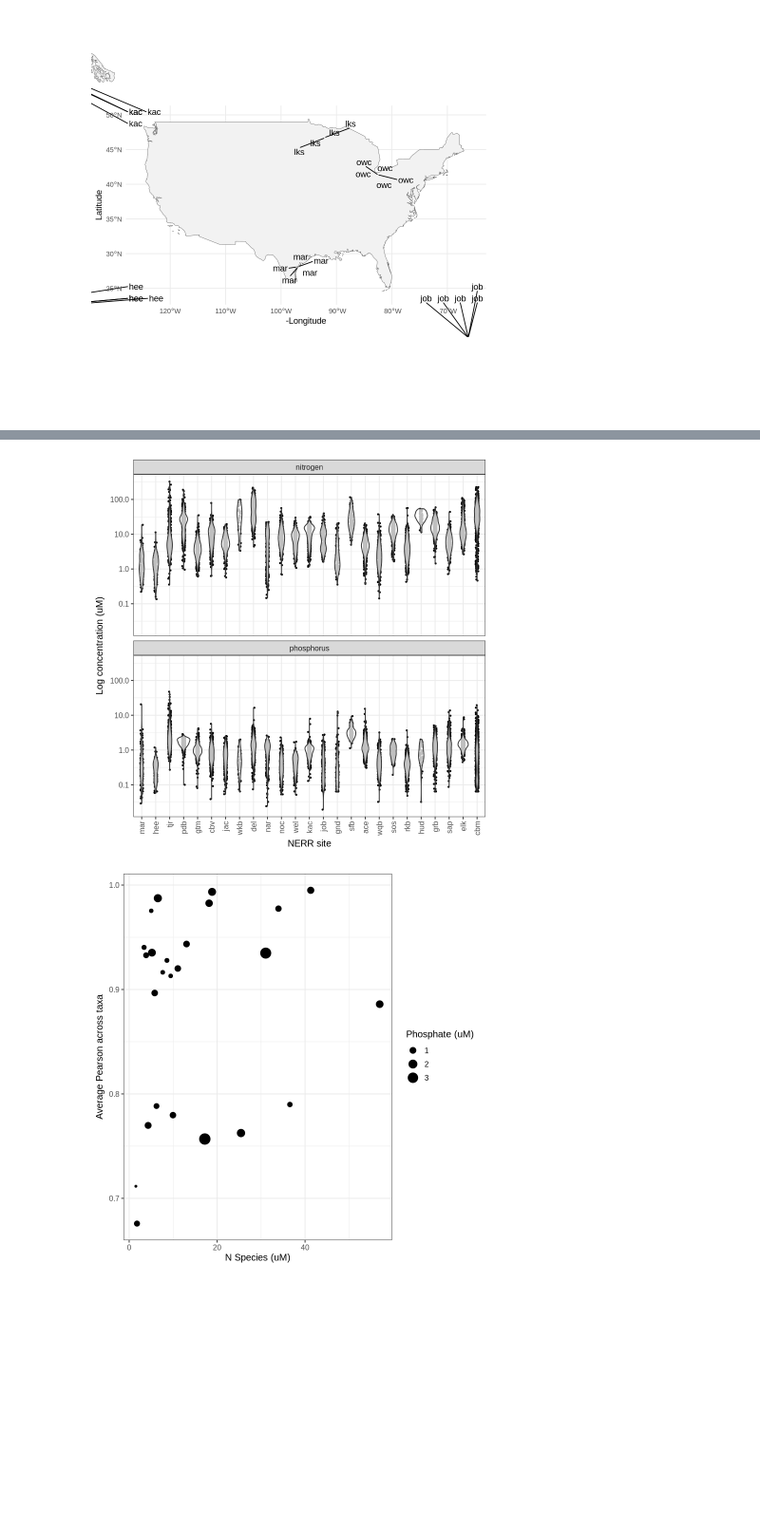
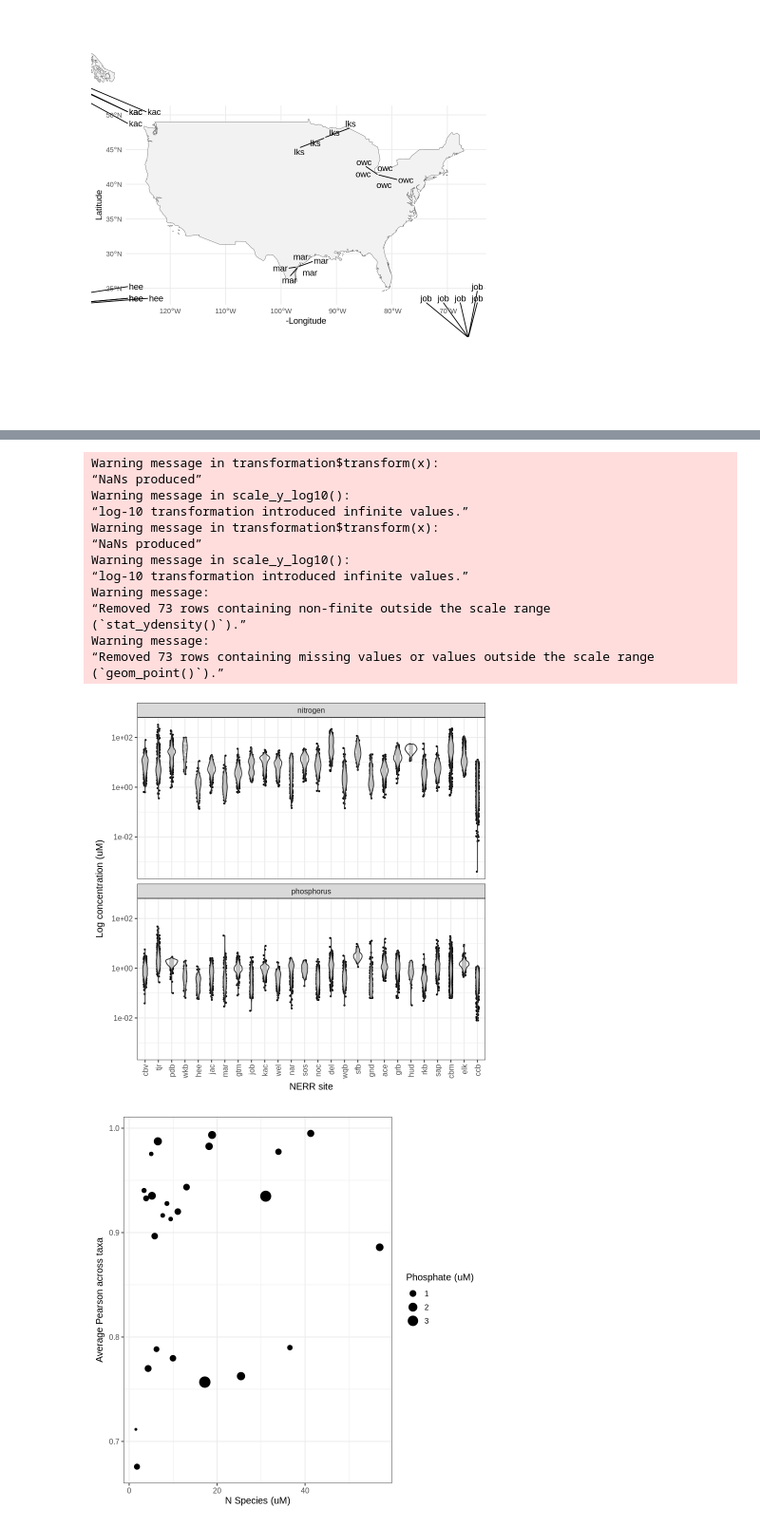
Before and after one commit to akrinos/2026-krinos-metaT-informed, a Jupyter notebook: model_notebooks/nerrs_compare.ipynb, the cells around one changed output, grey strips where cells are left out. Shown at 95% size. Drawn from its saved outputs; the diff is of its cells as text; code cells hidden in the pictures; blank space fills up the shorter version.

```diff
--- a/model_notebooks/nerrs_compare.ipynb
+++ b/model_notebooks/nerrs_compare.ipynb
@@ -63,0 +179,14 @@ for (taxon_curr in (unique(nerrs_merged$taxon))) {
+# %%
+results_fr_bats=data.frame()
+for (taxon_curr in unique(bats_results$taxon)) {
+    for (site_curr in unique(bats_results$Site)) {
+        sub_fr = bats_results %>% dplyr::filter(taxon==taxon_curr) %>%
+            dplyr::filter(Site==site_curr)
+        corr_curr = cor.test(sub_fr$abund_metaT,sub_fr$abund_allom,method="pearson")
+        results_fr_bats = results_fr_bats %>%
+            dplyr::bind_rows(data.frame("taxon"=taxon_curr,
+                                        "site"=site_curr,
+                                         corr = corr_curr$estimate,
+                                         pval = corr_curr$p.value))
+    }
+}
@@ -115,16 +328,18 @@ for_tile = corr_res %>% dplyr::filter(!(taxon%in%c("nitrogen","phosphorus","zoop
        dplyr::arrange(corr)
 
 summarize_corr_site = corr_res %>% dplyr::filter(!(taxon%in%c("nitrogen","phosphorus","zoop"))) %>%
-    dplyr::group_by(site) %>% dplyr::summarize(avg_corr = mean(corr)) %>%
+    dplyr::group_by(site) %>% dplyr::summarize(avg_corr = min(corr)) %>%
     dplyr::arrange(avg_corr)
 
 summarize_corr_taxon = corr_res %>% dplyr::filter(!(taxon%in%c("nitrogen","phosphorus","zoop"))) %>%
     dplyr::group_by(taxon) %>% dplyr::summarize(avg_corr = mean(corr)) %>%
     dplyr::arrange(avg_corr)
 
-rotate_tile = ggplot(for_tile)+
+rotate_tile = ggplot(for_tile %>% dplyr::bind_rows(results_fr%>%
+                                                   dplyr::mutate(site="ccb")) %>%
+                     dplyr::filter(taxon%in%unique(summarize_corr_taxon$taxon)))+
     geom_tile(aes(y=factor(taxon,levels=unique(summarize_corr_taxon$taxon)),
-                  x=factor(site,levels=unique(summarize_corr_site$site)),fill=corr))+
+                  x=factor(site,levels=c(unique(summarize_corr_site$site),"ccb")),fill=corr))+
     theme_bw(base_size=12) + scale_fill_viridis_c(option = "rocket",
                                                   limits = c(0, 1),direction = 1,
                                                   name="Pearson\ncorrelation") +
@@ -176,0 +534,7 @@ map_plt
+# %%
+n_frame = ammon_ptown_dt %>% dplyr::left_join(nitr_ptown_dt) %>%
+        dplyr::filter(!is.na(ammonium)&!is.na(nitrate)) %>%
+        dplyr::mutate(nitrogen = ammonium + nitrate)
+
+all_nutrients = n_frame %>% dplyr::select(STAT_ARRIV,STAT_ID,SampleDate,nitrogen)%>%
+    dplyr::left_join(phos_ptown_dt) %>% dplyr::mutate(NERR.Site.ID="ccb")
@@ -177,22 +550,37 @@ map_plt
 # %%
 nutrient_box = ggplot(nerrs_nutrients %>%
-       dplyr::filter(NERR.Site.ID %in% unique(for_tile$site)) %>%
+       dplyr::bind_rows(all_nutrients) %>%
+       dplyr::filter(NERR.Site.ID %in% unique(c(for_tile$site,"ccb"))) %>%
        dplyr::mutate(DateT=as.Date(DateTime,format="%Y-%m-%d")) %>%
        tidyr::pivot_longer(cols = starts_with("nitrogen")|starts_with("phosphorus"),
                            names_to = "species",
                            values_to = "uM")) +
-       geom_jitter(aes(x=factor(NERR.Site.ID,levels=unique(summarize_corr_site$site)),y=uM),
+       geom_jitter(aes(x=factor(NERR.Site.ID,levels=c(unique(summarize_corr_site$site),"ccb")),y=uM),
                    height=0,width=0.1,size=0.5) +
-       geom_violin(aes(x=factor(NERR.Site.ID,levels=unique(summarize_corr_site$site)),y=uM),
+       geom_violin(aes(x=factor(NERR.Site.ID,levels=c(unique(summarize_corr_site$site),"ccb")),y=uM),
                    alpha=0.75,fill="white") +
     facet_wrap(~species,nrow=2)+
     scale_y_log10()+
     theme_bw(base_size=12) + xlab("NERR site")+
     ylab("Log concentration (uM)") +
     theme(axis.text.x = element_text(angle = 90, vjust = 0.5, hjust=1))
 nutrient_box
 # %% [output]
+Warning message in transformation$transform(x):
+“NaNs produced”
+Warning message in scale_y_log10():
+“log-10 transformation introduced infinite values.”
+Warning message in transformation$transform(x):
+“NaNs produced”
+Warning message in scale_y_log10():
+“log-10 transformation introduced infinite values.”
+Warning message:
+“Removed 73 rows containing non-finite outside the scale range
+(`stat_ydensity()`).”
+Warning message:
+“Removed 73 rows containing missing values or values outside the scale range
+(`geom_point()`).”
-[figure, old version]
+[figure, new version]
 # %%
 ggplot(nerrs_nutrients %>%
        dplyr::filter(NERR.Site.ID %in% unique(for_tile$site)) %>%
```
Also changed, not shown: parts of 26 cells of this notebook, 19 other files.
